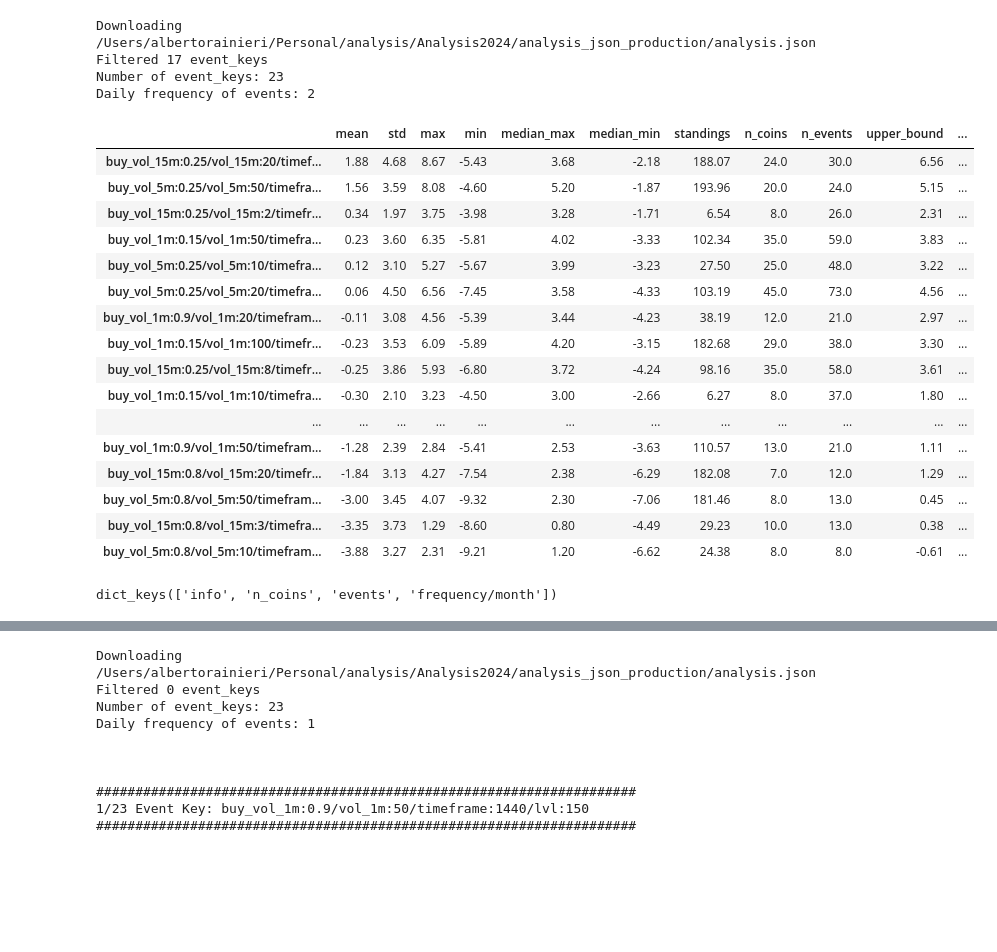
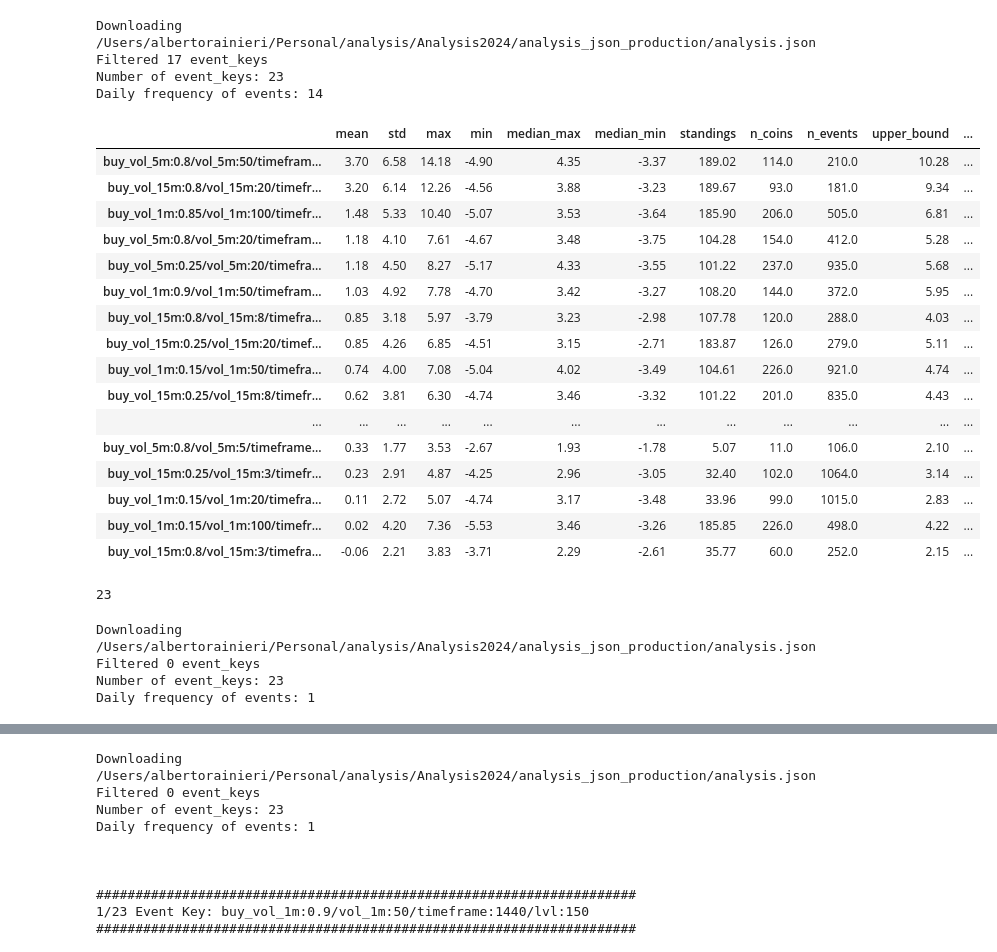
Before and after one commit to albertoRainieri/Crypto_Trading_System, a Jupyter notebook: analysis/Analysis2024/Analysis_official.ipynb, the cells around one changed output, grey strips where cells are left out. Cells and saved outputs as stored; diff of their text form; code cells hidden in the pictures; blank space fills up the shorter version.

```diff
--- a/analysis/Analysis2024/Analysis_official.ipynb
+++ b/analysis/Analysis2024/Analysis_official.ipynb
@@ -66,55 +58,55 @@ std_multiplier = 10
 early_validation = False
 # file_paths = ["/Users/albertorainieri/Personal/analysis/Analysis2024/analysis_json/analysis-buy-50-150-450.json",
 #              "/Users/albertorainieri/Personal/analysis/Analysis2024/analysis_json/analysis-sell-50-150-450.json",
 #              "/Users/albertorainieri/Personal/analysis/Analysis2024/analysis_json/analysis-buy-sell-10-250-highfrequency.json"]
 
 file_paths = ["/Users/albertorainieri/Personal/analysis/Analysis2024/analysis_json_production/analysis.json"]
-start_analysis= datetime(2025,1,1)
+start_analysis= datetime(2024,1,1)
 early_validation = datetime(2026,1,1)
 xth_percentile=100
 filter_field='mean' #mean, std, max, min
 output, complete_info = download_show_output(minimum_event_number=minimum_event_number,mean_threshold=mean_threshold, frequency_threshold=frequency_threshold,
                                               early_validation=early_validation, std_multiplier=std_multiplier, file_paths=file_paths,
                                                 start_analysis=start_analysis, DELETE_99_PERCENTILE=True, filter_field=filter_field, xth_percentile=xth_percentile)
 
 
 output, complete_info = filter_complete_info_by_current_eventkeys(output, complete_info)
 
 df = pd.DataFrame(output).transpose()
 n_event_keys = len(df['mean'])
 print(f'Number of event_keys: {n_event_keys}')
 daily_frequency_all_events = int(sum(df['frequency/month']) / 30)
 print(f'Daily frequency of events: {daily_frequency_all_events}')
 
 df.sort_values(by=['mean'], ascending=False)
 
 #df.sort_values(by=['lower_bound'], ascending=False)
 # %% [output]
 Downloading /Users/albertorainieri/Personal/analysis/Analysis2024/analysis_json_production/analysis.json
 Filtered 17 event_keys
 Number of event_keys: 23
-Daily frequency of events: 2
+Daily frequency of events: 14
 |  | mean | std | max | min | median_max | median_min | standings | n_coins | n_events | upper_bound | ... |
-| buy_vol_15m:0.25/vol_15m:20/timef... | 1.88 | 4.68 | 8.67 | -5.43 | 3.68 | -2.18 | 188.07 | 24.0 | 30.0 | 6.56 | ... |
-| buy_vol_5m:0.25/vol_5m:50/timefra... | 1.56 | 3.59 | 8.08 | -4.60 | 5.20 | -1.87 | 193.96 | 20.0 | 24.0 | 5.15 | ... |
-| buy_vol_15m:0.25/vol_15m:2/timefr... | 0.34 | 1.97 | 3.75 | -3.98 | 3.28 | -1.71 | 6.54 | 8.0 | 26.0 | 2.31 | ... |
-| buy_vol_1m:0.15/vol_1m:50/timefra... | 0.23 | 3.60 | 6.35 | -5.81 | 4.02 | -3.33 | 102.34 | 35.0 | 59.0 | 3.83 | ... |
-| buy_vol_5m:0.25/vol_5m:10/timefra... | 0.12 | 3.10 | 5.27 | -5.67 | 3.99 | -3.23 | 27.50 | 25.0 | 48.0 | 3.22 | ... |
-| buy_vol_5m:0.25/vol_5m:20/timefra... | 0.06 | 4.50 | 6.56 | -7.45 | 3.58 | -4.33 | 103.19 | 45.0 | 73.0 | 4.56 | ... |
-| buy_vol_1m:0.9/vol_1m:20/timefram... | -0.11 | 3.08 | 4.56 | -5.39 | 3.44 | -4.23 | 38.19 | 12.0 | 21.0 | 2.97 | ... |
-| buy_vol_1m:0.15/vol_1m:100/timefr... | -0.23 | 3.53 | 6.09 | -5.89 | 4.20 | -3.15 | 182.68 | 29.0 | 38.0 | 3.30 | ... |
-| buy_vol_15m:0.25/vol_15m:8/timefr... | -0.25 | 3.86 | 5.93 | -6.80 | 3.72 | -4.24 | 98.16 | 35.0 | 58.0 | 3.61 | ... |
-| buy_vol_1m:0.15/vol_1m:10/timefra... | -0.30 | 2.10 | 3.23 | -4.50 | 3.00 | -2.66 | 6.27 | 8.0 | 37.0 | 1.80 | ... |
+| buy_vol_5m:0.8/vol_5m:50/timefram... | 3.70 | 6.58 | 14.18 | -4.90 | 4.35 | -3.37 | 189.02 | 114.0 | 210.0 | 10.28 | ... |
+| buy_vol_15m:0.8/vol_15m:20/timefr... | 3.20 | 6.14 | 12.26 | -4.56 | 3.88 | -3.23 | 189.67 | 93.0 | 181.0 | 9.34 | ... |
+| buy_vol_1m:0.85/vol_1m:100/timefr... | 1.48 | 5.33 | 10.40 | -5.07 | 3.53 | -3.64 | 185.90 | 206.0 | 505.0 | 6.81 | ... |
+| buy_vol_5m:0.8/vol_5m:20/timefram... | 1.18 | 4.10 | 7.61 | -4.67 | 3.48 | -3.75 | 104.28 | 154.0 | 412.0 | 5.28 | ... |
+| buy_vol_5m:0.25/vol_5m:20/timefra... | 1.18 | 4.50 | 8.27 | -5.17 | 4.33 | -3.55 | 101.22 | 237.0 | 935.0 | 5.68 | ... |
+| buy_vol_1m:0.9/vol_1m:50/timefram... | 1.03 | 4.92 | 7.78 | -4.70 | 3.42 | -3.27 | 108.20 | 144.0 | 372.0 | 5.95 | ... |
+| buy_vol_15m:0.8/vol_15m:8/timefra... | 0.85 | 3.18 | 5.97 | -3.79 | 3.23 | -2.98 | 107.78 | 120.0 | 288.0 | 4.03 | ... |
+| buy_vol_15m:0.25/vol_15m:20/timef... | 0.85 | 4.26 | 6.85 | -4.51 | 3.15 | -2.71 | 183.87 | 126.0 | 279.0 | 5.11 | ... |
+| buy_vol_1m:0.15/vol_1m:50/timefra... | 0.74 | 4.00 | 7.08 | -5.04 | 4.02 | -3.49 | 104.61 | 226.0 | 921.0 | 4.74 | ... |
+| buy_vol_15m:0.25/vol_15m:8/timefr... | 0.62 | 3.81 | 6.30 | -4.74 | 3.46 | -3.32 | 101.22 | 201.0 | 835.0 | 4.43 | ... |
 | ... | ... | ... | ... | ... | ... | ... | ... | ... | ... | ... | ... |
-| buy_vol_1m:0.9/vol_1m:50/timefram... | -1.28 | 2.39 | 2.84 | -5.41 | 2.53 | -3.63 | 110.57 | 13.0 | 21.0 | 1.11 | ... |
-| buy_vol_15m:0.8/vol_15m:20/timefr... | -1.84 | 3.13 | 4.27 | -7.54 | 2.38 | -6.29 | 182.08 | 7.0 | 12.0 | 1.29 | ... |
-| buy_vol_5m:0.8/vol_5m:50/timefram... | -3.00 | 3.45 | 4.07 | -9.32 | 2.30 | -7.06 | 181.46 | 8.0 | 13.0 | 0.45 | ... |
-| buy_vol_15m:0.8/vol_15m:3/timefra... | -3.35 | 3.73 | 1.29 | -8.60 | 0.80 | -4.49 | 29.23 | 10.0 | 13.0 | 0.38 | ... |
-| buy_vol_5m:0.8/vol_5m:10/timefram... | -3.88 | 3.27 | 2.31 | -9.21 | 1.20 | -6.62 | 24.38 | 8.0 | 8.0 | -0.61 | ... |
+| buy_vol_5m:0.8/vol_5m:5/timeframe... | 0.33 | 1.77 | 3.53 | -2.67 | 1.93 | -1.78 | 5.07 | 11.0 | 106.0 | 2.10 | ... |
+| buy_vol_15m:0.25/vol_15m:3/timefr... | 0.23 | 2.91 | 4.87 | -4.25 | 2.96 | -3.05 | 32.40 | 102.0 | 1064.0 | 3.14 | ... |
+| buy_vol_1m:0.15/vol_1m:20/timefra... | 0.11 | 2.72 | 5.07 | -4.74 | 3.17 | -3.48 | 33.96 | 99.0 | 1015.0 | 2.83 | ... |
+| buy_vol_1m:0.15/vol_1m:100/timefr... | 0.02 | 4.20 | 7.36 | -5.53 | 3.46 | -3.26 | 185.85 | 226.0 | 498.0 | 4.22 | ... |
+| buy_vol_15m:0.8/vol_15m:3/timefra... | -0.06 | 2.21 | 3.83 | -3.71 | 2.29 | -2.61 | 35.77 | 60.0 | 252.0 | 2.15 | ... |
-# %%
-complete_info['buy_vol_1m:0.9/vol_1m:50/timeframe:1440/lvl:150'].keys()
-# %% [output]
-dict_keys(['info', 'n_coins', 'events', 'frequency/month'])
+# %%
+len(complete_info.keys())
+# %% [output]
+23
 # %%
 # from Helpers import filter_complete_info_by_current_eventkeys
 # output, complete_info = filter_complete_info_by_current_eventkeys(output, complete_info)
@@ -124,3 +113,22 @@ dict_keys(['info', 'n_coins', 'events', 'frequency/month'])
+# %%
+from Helpers import create_strategy_configuration
+strategy_configuration_parameters =  {
+        'strategy_jump': 0.04,
+        'limit': 0.25,
+        'price_change_jump': 0.025,
+        'max_limit': 0.2,
+        'price_drop_limit': 0.05,
+        'distance_jump_to_current_price': 0.01,
+        'max_ask_order_distribution_level': 0.1,
+        'last_i_ask_order_distribution': 1,
+        'min_n_obs_jump_level': 5
+    }
+create_strategy_configuration(strategy_configuration_parameters)
+# %% [output]
+Downloading /Users/albertorainieri/Personal/analysis/Analysis2024/analysis_json_production/analysis.json
+Filtered 0 event_keys
+Number of event_keys: 23
+Daily frequency of events: 1
 # %%
 from Helpers import frequency_events_analysis
 frequency_events_analysis(complete_info)
```
Also changed, not shown: parts of 7 cells of this notebook, 4 other files.
